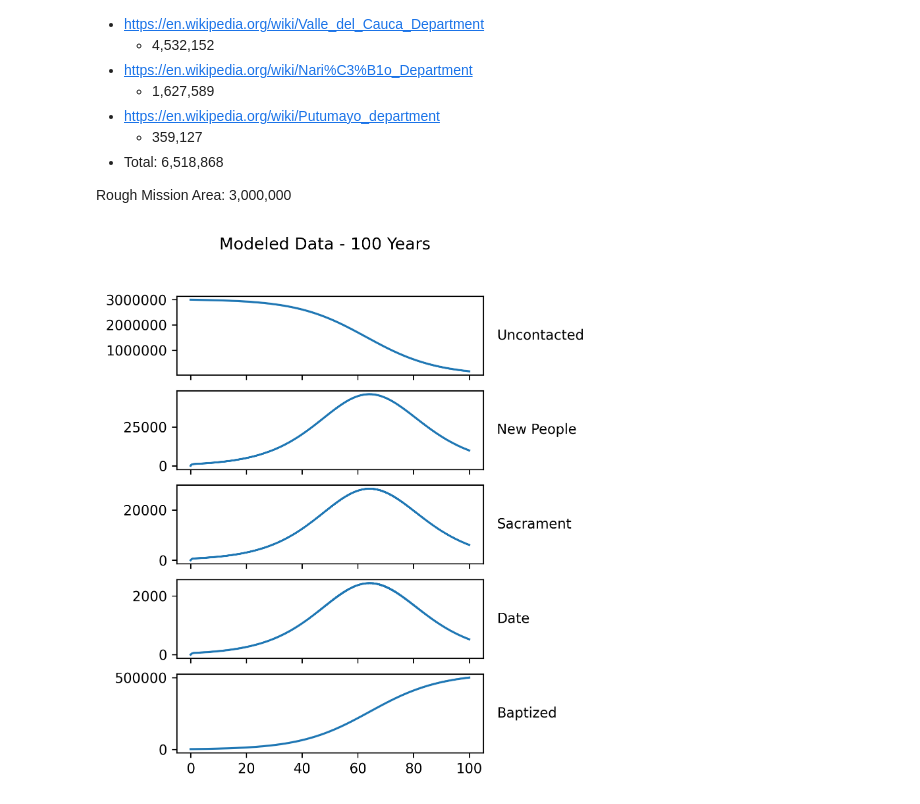
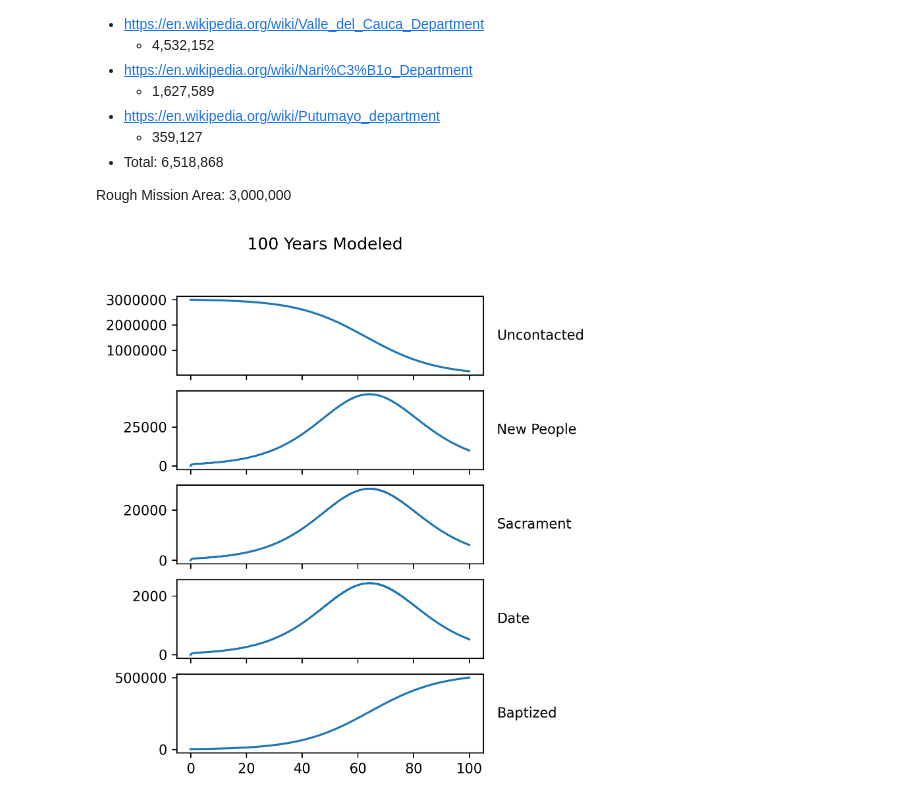
Before and after one commit to mward19/key-indicators-model, a Jupyter notebook: project.ipynb, the cells around one changed output. Cells and saved outputs as stored; diff of their text form; code cells hidden in the pictures.

```diff
--- a/project.ipynb
+++ b/project.ipynb
@@ -19,7 +19,7 @@ plt.rcParams["figure.dpi"] = 300  # Raise figure quality.
 
 Rough Mission Area: 3,000,000
 # %%
-def model_unsdb(params, n_weeks, y0, ts):
+def model_unsdb(params, y0, ts):
     α, β, γ, δ, ε, ζ, η = params
 
     def unsdb(t, y):
@@ -36,7 +36,7 @@ def model_unsdb(params, n_weeks, y0, ts):
         )
 
     # Solve
-    sol = solve_ivp(unsdb, (0, n_weeks), y0, t_eval=ts)
+    sol = solve_ivp(unsdb, (0, ts[-1]), y0, t_eval=ts)
     if not sol.success:
         return np.zeros((len(y0), len(ts)))
     return sol.y
@@ -43,44 +79,23 @@ def model_unsdb(params, n_weeks, y0, ts):
 # %%
 init_members = 5 * 4 * 150
 population = 3_000_000
 init_U = population - init_members
 α = (100 * population) / (init_U * init_members)  # Rate going from Date to Baptized
 β = 1 / 3  # Rate going from New People to Sacrament
 γ = 1 / 20  # Rate going from Sacrament to Date
 δ = 1 / 12  # Rate going from Date to Baptized
 ε = 1 / 2  # Rate going from Date to Sacrament
 ζ = 1 / 2  # Rate going from Sacrament to Teaching
 η = 1 / 15  # Rate going from Teaching to Uncontacted
 
 params = (α, β, γ, δ, ε, ζ, η)
 
 t0 = 0
 tf = 52 * 100
 ts = np.linspace(t0, tf, 1000)
 
 y0 = np.array([init_U / population, 0, 0, 0, init_members / population])
-y_hat = model_unsdb(params, tf, y0, ts)
-
-labels = ["Uncontacted", "New People", "Sacrament", "Date", "Baptized"]
-fig, axes = plt.subplots(5, figsize=(4, 6), gridspec_kw={"wspace": 0.5})
-
-for ax, label, i in zip(axes, labels, range(len(labels))):
-    ax.plot(ts / 52, y_hat[i] * population)
-    ax.ticklabel_format(style="plain", useOffset=False)
-    ax.annotate(
-        label,
-        xy=(1, 0.5),
-        xycoords="axes fraction",
-        xytext=(10, 0),
-        textcoords="offset points",
-        ha="left",
-        va="center",
-        fontsize=10,
-    )  # Adjust text position
-    if ax != axes[-1]:  # Check if it's not the bottom subplot
-        ax.label_outer()  # Hide x-axis labels and ticks
-plt.tight_layout()
-plt.suptitle('Modeled Data - 100 Years')
-plt.show()
+y_hat = model_unsdb(params, y0, ts)
+plot_solutions_separate(ts, y_hat, population, "100 Years Modeled")
 # %% [output]
-[figure, old version]
+[figure, new version]
```
Also changed, not shown: parts of 11 cells of this notebook.
